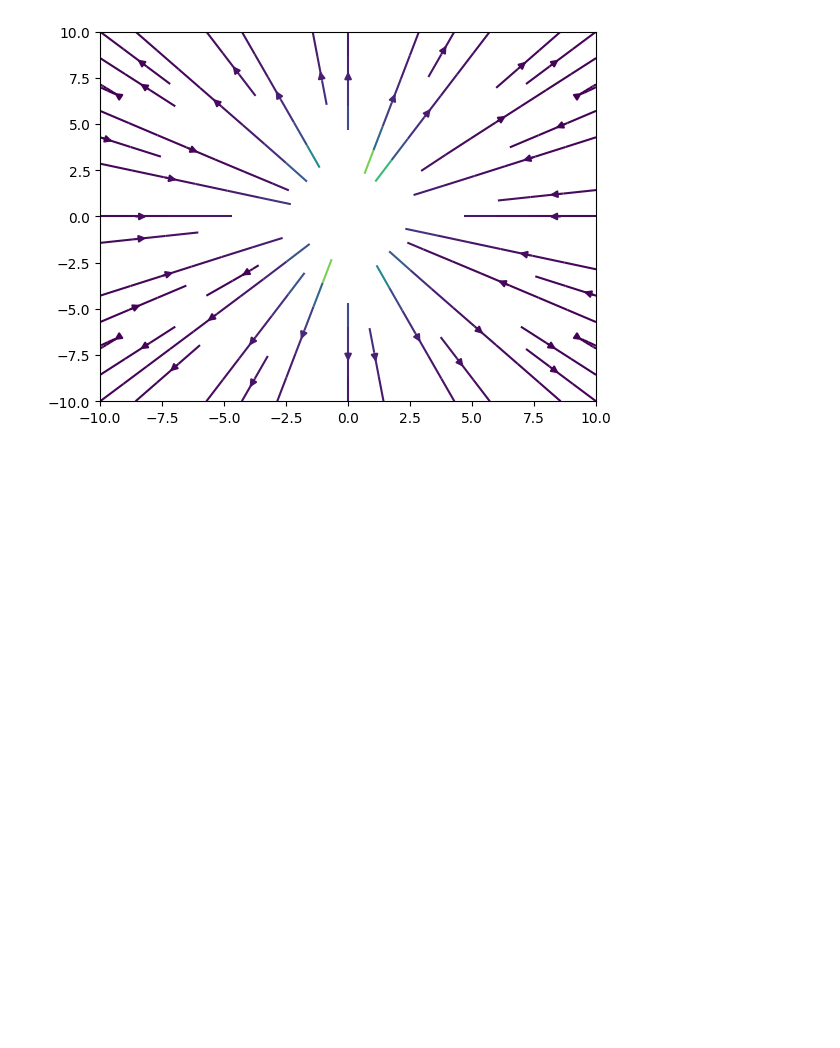
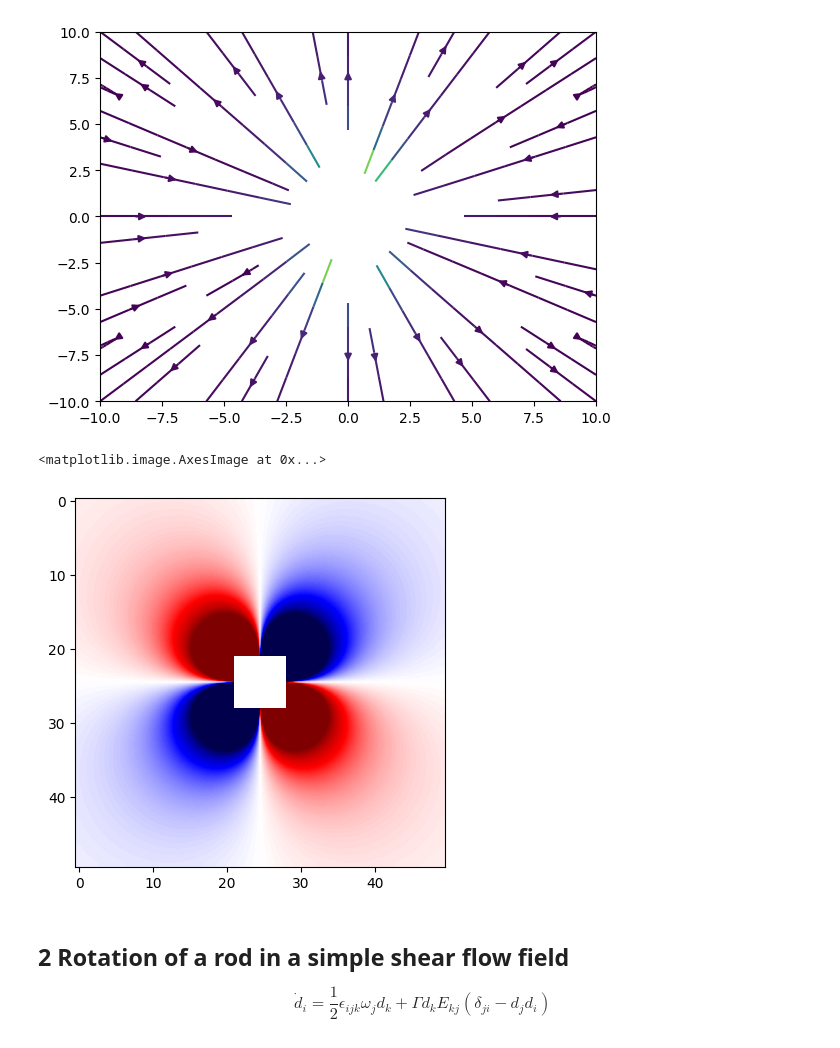
Before and after one commit to ZLoverty/Boralus, a Jupyter notebook: reorient_in_flow.ipynb, the cells around one changed output. Saved outputs shown, nothing was run; the diff lists cells and outputs as text; code cells hidden in the pictures; blank space fills up the shorter version.

```diff
--- a/reorient_in_flow.ipynb
+++ b/reorient_in_flow.ipynb
@@ -50,3 +115,36 @@ plt.streamplot(X, Y, u[0], u[1], .5, color=magnitude, cmap='viridis')
 # %% [output]
 <matplotlib.streamplot.StreamplotSet at 0x...>
 [figure]
+# %%
+def compute_vorticity(r, d2):
+    """
+    Computes the vorticity based on the given parameters.
+
+    Args:
+        r (np.ndarray): Position vector.
+        d2 (np.ndarray): Second derivative of the position vector.
+
+    Returns:
+        float: Vorticity value.
+    """
+    # Assuming d2 is a 2D vector
+    r_norm = np.linalg.norm(r)
+    omega_z = 6 * A * np.dot(r, d2) / (r_norm**5) * np.cross(r, d2)
+    return omega_z
+# %%
+w = np.zeros((x.shape[1], (x.shape[2])))
+for i in range(x.shape[1]):
+    for j in range(x.shape[2]):
+        w[i, j] = compute_vorticity(x[:, i, j], d2)
+# %%
+w[np.abs(x_norm).squeeze() < 1] = np.nan
+plt.imshow(w, vmin=-1, vmax=1, cmap="seismic", interpolation="Spline16")
+# %% [output]
+<matplotlib.image.AxesImage at 0x...>
+[figure, added]
+# %% [markdown]
+## 2 Rotation of a rod in a simple shear flow field
+
+$$
+\dot{d}_i = \frac{1}{2} \epsilon_{ijk} \omega_j d_k + \Gamma d_k E_{kj} (\delta_{ji} - d_j d_i)
+$$
```
Also changed, not shown: parts of 19 cells of this notebook.
